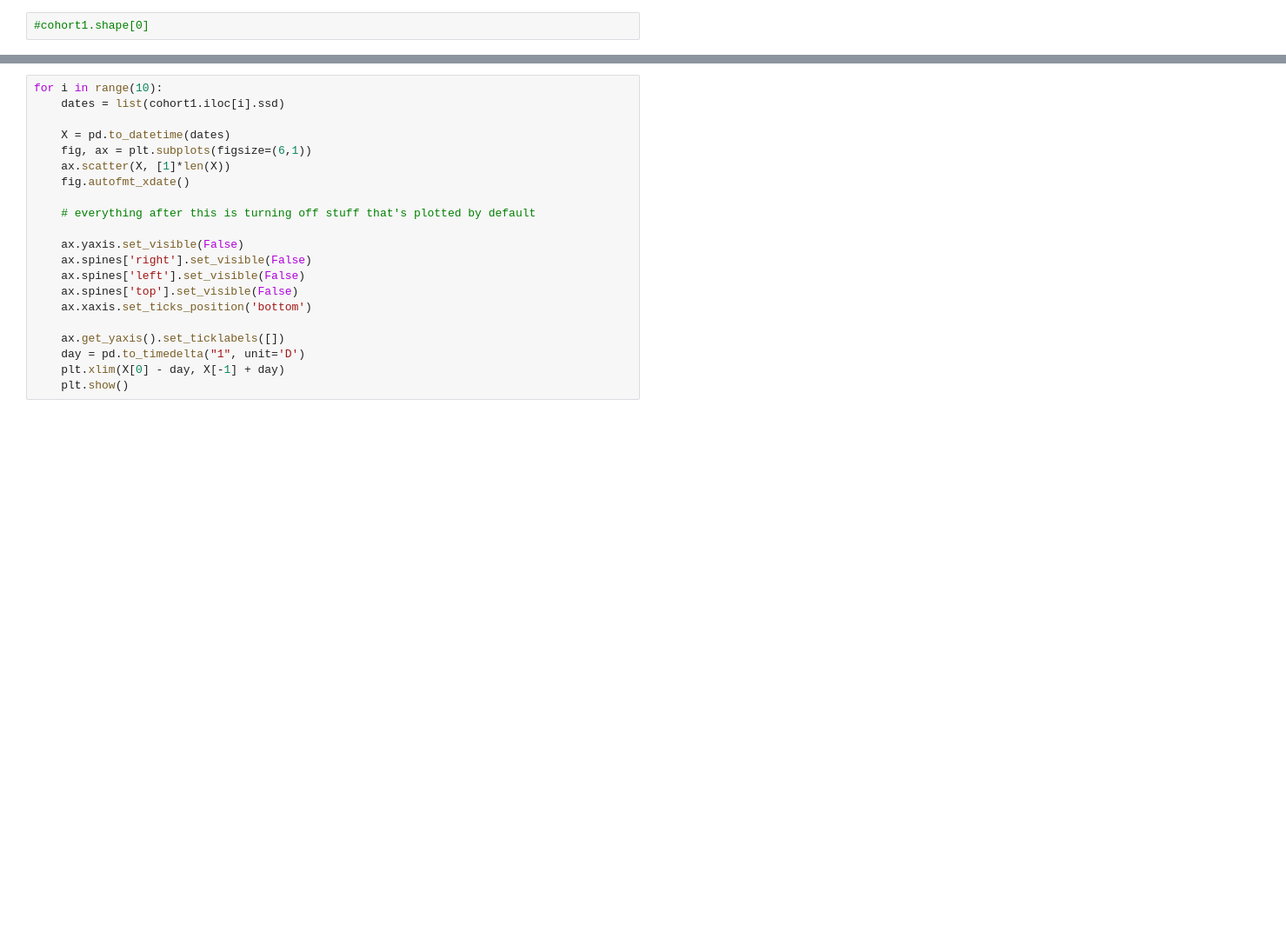
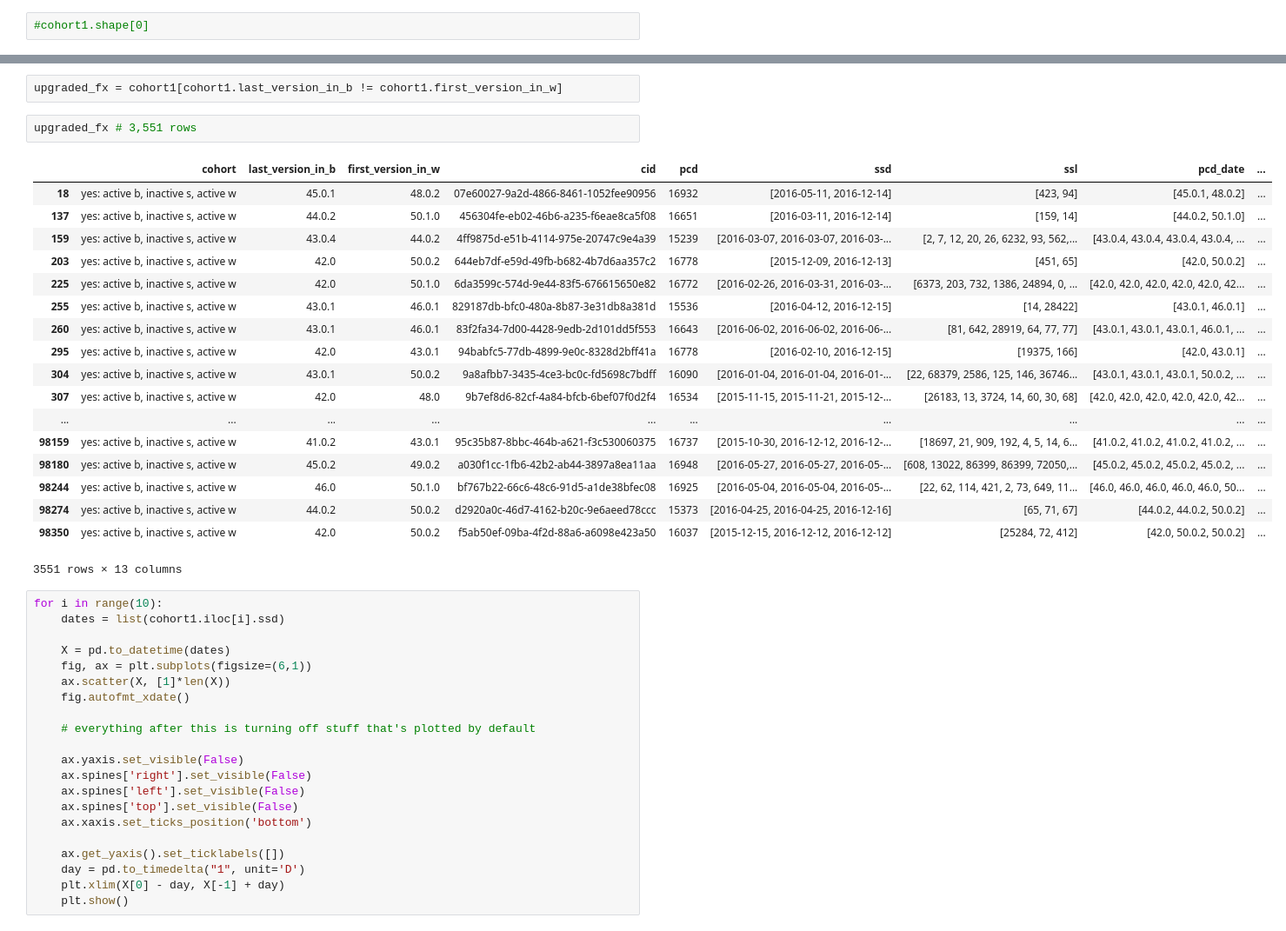
Before and after one commit to aguimaraesduarte/FxReturningUsers, a Jupyter notebook: NewUsers_v1.ipynb, the cells around one changed output, grey strips where cells are left out. Shown at 87% size. Saved outputs shown, nothing was run; the diff lists cells and outputs as text; blank space fills up the shorter version.

```diff
--- a/NewUsers_v1.ipynb
+++ b/NewUsers_v1.ipynb
@@ -239,3 +357,26 @@ cohort1 = positives_pd[positives_pd.cohort == "yes: active b, inactive s, active
+# %%
+upgraded_fx = cohort1[cohort1.last_version_in_b != cohort1.first_version_in_w]
+# %%
+upgraded_fx # 3,551 rows
+# %% [output]
+|  | cohort | last_version_in_b | first_version_in_w | cid | pcd | ssd | ssl | pcd_date | ... |
+| 18 | yes: active b, inactive s, active w | 45.0.1 | 48.0.2 | 07e60027-9a2d-4866-8461-1052fee90956 | 16932 | [2016-05-11, 2016-12-14] | [423, 94] | [45.0.1, 48.0.2] | ... |
+| 137 | yes: active b, inactive s, active w | 44.0.2 | 50.1.0 | 456304fe-eb02-46b6-a235-f6eae8ca5f08 | 16651 | [2016-03-11, 2016-12-14] | [159, 14] | [44.0.2, 50.1.0] | ... |
+| 159 | yes: active b, inactive s, active w | 43.0.4 | 44.0.2 | 4ff9875d-e51b-4114-975e-20747c9e4a39 | 15239 | [2016-03-07, 2016-03-07, 2016-03-... | [2, 7, 12, 20, 26, 6232, 93, 562,... | [43.0.4, 43.0.4, 43.0.4, 43.0.4, ... | ... |
+| 203 | yes: active b, inactive s, active w | 42.0 | 50.0.2 | 644eb7df-e59d-49fb-b682-4b7d6aa357c2 | 16778 | [2015-12-09, 2016-12-13] | [451, 65] | [42.0, 50.0.2] | ... |
+| 225 | yes: active b, inactive s, active w | 42.0 | 50.1.0 | 6da3599c-574d-9e44-83f5-676615650e82 | 16772 | [2016-02-26, 2016-03-31, 2016-03-... | [6373, 203, 732, 1386, 24894, 0, ... | [42.0, 42.0, 42.0, 42.0, 42.0, 42... | ... |
+| 255 | yes: active b, inactive s, active w | 43.0.1 | 46.0.1 | 829187db-bfc0-480a-8b87-3e31db8a381d | 15536 | [2016-04-12, 2016-12-15] | [14, 28422] | [43.0.1, 46.0.1] | ... |
+| 260 | yes: active b, inactive s, active w | 43.0.1 | 46.0.1 | 83f2fa34-7d00-4428-9edb-2d101dd5f553 | 16643 | [2016-06-02, 2016-06-02, 2016-06-... | [81, 642, 28919, 64, 77, 77] | [43.0.1, 43.0.1, 43.0.1, 46.0.1, ... | ... |
+| 295 | yes: active b, inactive s, active w | 42.0 | 43.0.1 | 94babfc5-77db-4899-9e0c-8328d2bff41a | 16778 | [2016-02-10, 2016-12-15] | [19375, 166] | [42.0, 43.0.1] | ... |
+| 304 | yes: active b, inactive s, active w | 43.0.1 | 50.0.2 | 9a8afbb7-3435-4ce3-bc0c-fd5698c7bdff | 16090 | [2016-01-04, 2016-01-04, 2016-01-... | [22, 68379, 2586, 125, 146, 36746... | [43.0.1, 43.0.1, 43.0.1, 50.0.2, ... | ... |
+| 307 | yes: active b, inactive s, active w | 42.0 | 48.0 | 9b7ef8d6-82cf-4a84-bfcb-6bef07f0d2f4 | 16534 | [2015-11-15, 2015-11-21, 2015-12-... | [26183, 13, 3724, 14, 60, 30, 68] | [42.0, 42.0, 42.0, 42.0, 42.0, 42... | ... |
+| ... | ... | ... | ... | ... | ... | ... | ... | ... | ... |
+| 98159 | yes: active b, inactive s, active w | 41.0.2 | 43.0.1 | 95c35b87-8bbc-464b-a621-f3c530060375 | 16737 | [2015-10-30, 2016-12-12, 2016-12-... | [18697, 21, 909, 192, 4, 5, 14, 6... | [41.0.2, 41.0.2, 41.0.2, 41.0.2, ... | ... |
+| 98180 | yes: active b, inactive s, active w | 45.0.2 | 49.0.2 | a030f1cc-1fb6-42b2-ab44-3897a8ea11aa | 16948 | [2016-05-27, 2016-05-27, 2016-05-... | [608, 13022, 86399, 86399, 72050,... | [45.0.2, 45.0.2, 45.0.2, 45.0.2, ... | ... |
+| 98244 | yes: active b, inactive s, active w | 46.0 | 50.1.0 | bf767b22-66c6-48c6-91d5-a1de38bfec08 | 16925 | [2016-05-04, 2016-05-04, 2016-05-... | [22, 62, 114, 421, 2, 73, 649, 11... | [46.0, 46.0, 46.0, 46.0, 46.0, 50... | ... |
+| 98274 | yes: active b, inactive s, active w | 44.0.2 | 50.0.2 | d2920a0c-46d7-4162-b20c-9e6aeed78ccc | 15373 | [2016-04-25, 2016-04-25, 2016-12-16] | [65, 71, 67] | [44.0.2, 44.0.2, 50.0.2] | ... |
+| 98350 | yes: active b, inactive s, active w | 42.0 | 50.0.2 | f5ab50ef-09ba-4f2d-88a6-a6098e423a50 | 16037 | [2015-12-15, 2016-12-12, 2016-12-12] | [25284, 72, 412] | [42.0, 50.0.2, 50.0.2] | ... |
+3551 rows × 13 columns
 # %%
 for i in range(10):
     dates = list(cohort1.iloc[i].ssd)
```
Also changed, not shown: parts of 13 cells of this notebook, 1 other file.
